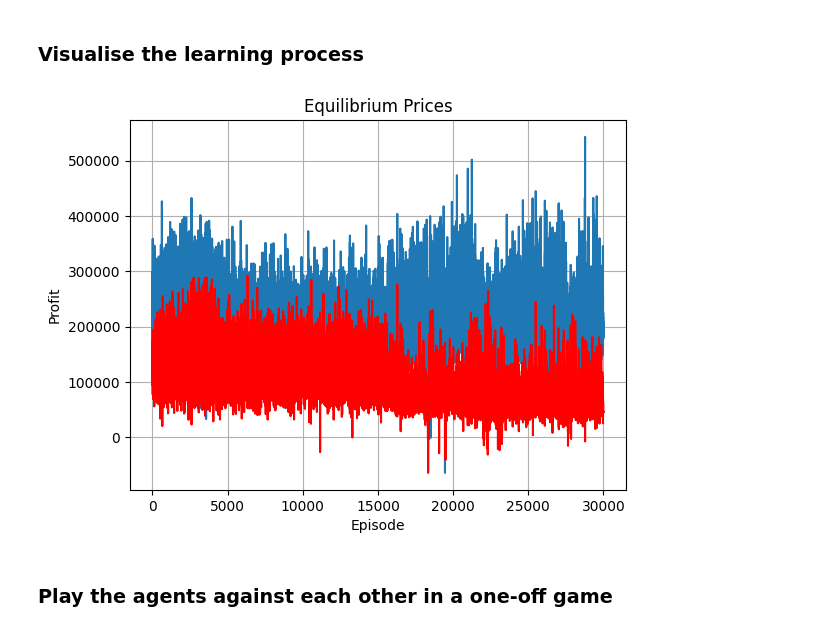
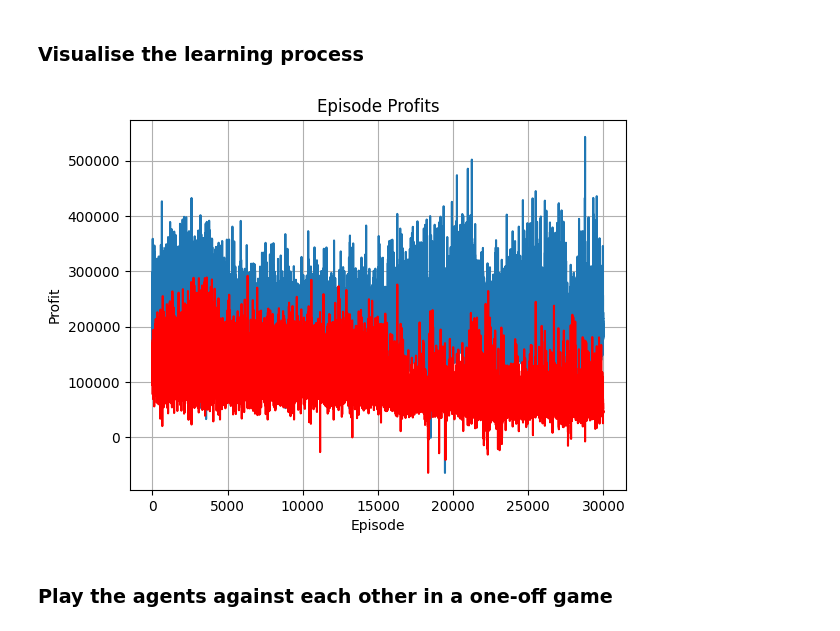
Before and after one commit to BSteiner1/MultiDeepQLearn, a Jupyter notebook: Notebooks/DeepQEvolutionaryGame.ipynb, the cells around one changed output. Saved outputs shown, nothing was run; the diff lists cells and outputs as text; code cells hidden in the pictures.

Commit message:
Add plot for both agents' learning

```diff
--- a/Notebooks/DeepQEvolutionaryGame.ipynb
+++ b/Notebooks/DeepQEvolutionaryGame.ipynb
@@ -209,16 +209,16 @@ Average Time per Episode: 0.053 seconds
 # %%
 episodes = range(len(profit1))
 
 plt.plot(episodes, profit1, label='Agent 1')
 plt.plot(episodes, profit2, color='red', label='Agent 2')
 
 plt.xlabel('Episode')
 plt.ylabel('Profit')
-plt.title('Equilibrium Prices')
+plt.title('Episode Profits')
 plt.grid(True)
 plt.show()
 # %% [output]
-[figure, old version]
+[figure, new version]
 # %% [markdown]
 ### Play the agents against each other in a one-off game
 # %%
```
